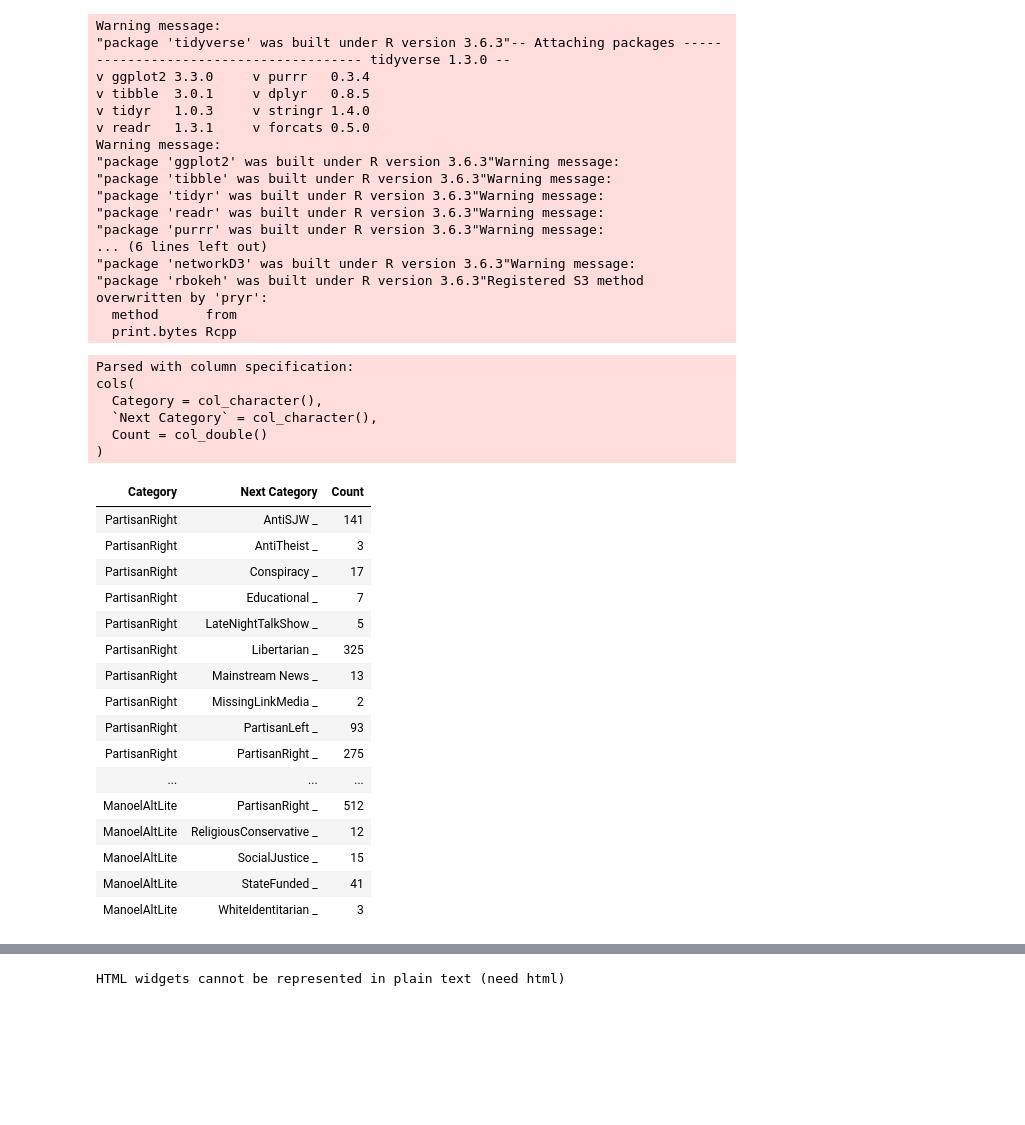
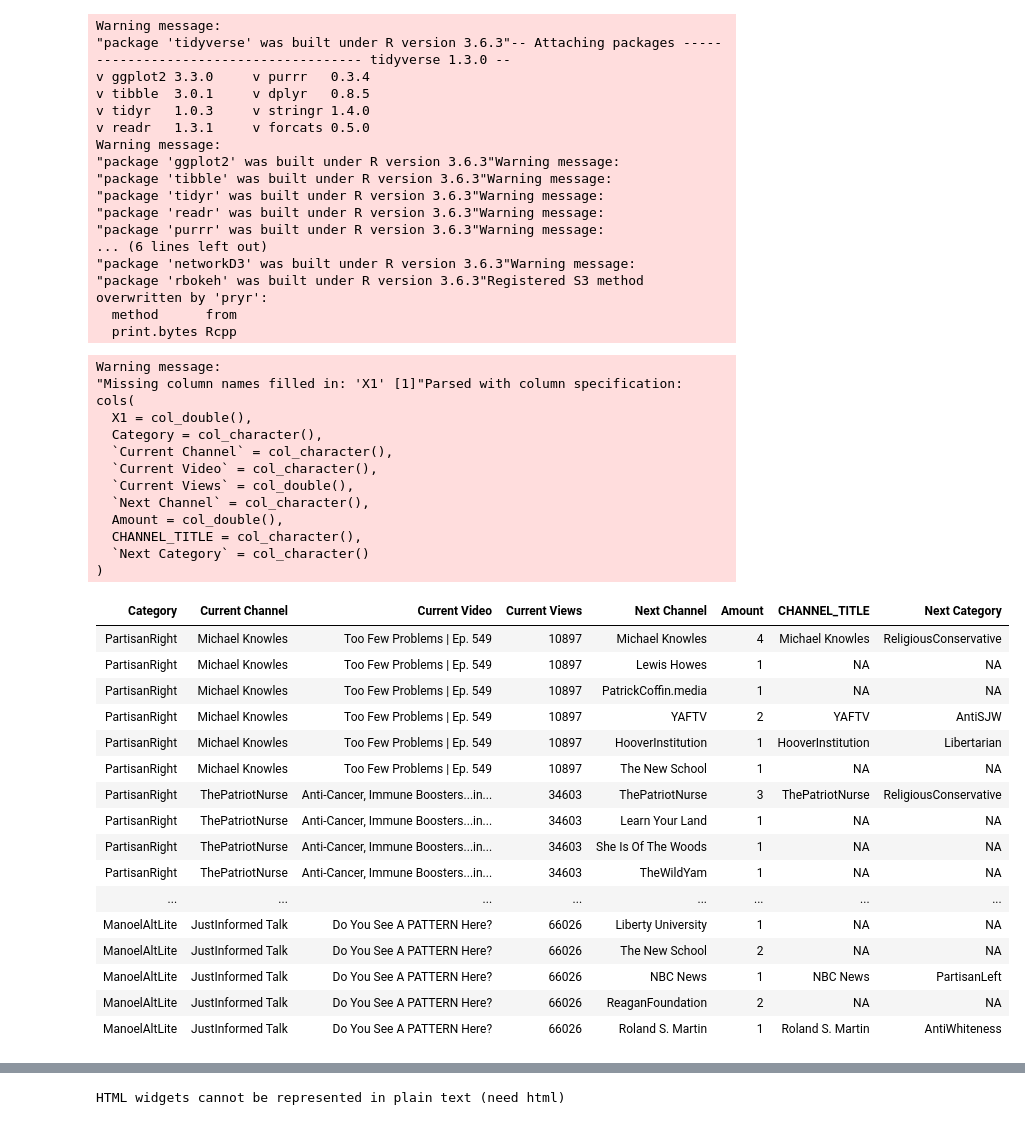
Before and after one commit to ksjhe/YouTube-Radicalization-Modelling, a Jupyter notebook: Sankey diagram - R.ipynb, the cells around one changed output, grey strips where cells are left out. Drawn from its saved outputs; the diff is of its cells as text; code cells hidden in the pictures; blank space fills up the shorter version.

```diff
--- a/Sankey diagram - R.ipynb
+++ b/Sankey diagram - R.ipynb
@@ -20,32 +20,38 @@ Warning message:
 "package 'rbokeh' was built under R version 3.6.3"Registered S3 method overwritten by 'pryr':
   method      from
   print.bytes Rcpp
-# %%
-flow <- read_csv("Networkflow.csv")
-flow <- flow %>% filter (`Next Category` != "Others")
-flow <- flow %>% mutate(`Next Category` = paste(flow$"Next Category","_"))
-flow
-# %% [output]
-Parsed with column specification:
-cols(
-  Category = col_character(),
-  `Next Category` = col_character(),
-  Count = col_double()
-)
-| Category | Next Category | Count |
-| PartisanRight | AntiSJW _ | 141 |
-| PartisanRight | AntiTheist _ | 3 |
-| PartisanRight | Conspiracy _ | 17 |
-| PartisanRight | Educational _ | 7 |
-| PartisanRight | LateNightTalkShow _ | 5 |
-| PartisanRight | Libertarian _ | 325 |
-| PartisanRight | Mainstream News _ | 13 |
-| PartisanRight | MissingLinkMedia _ | 2 |
-| PartisanRight | PartisanLeft _ | 93 |
-| PartisanRight | PartisanRight _ | 275 |
-| ... | ... | ... |
-| ManoelAltLite | PartisanRight _ | 512 |
-| ManoelAltLite | ReligiousConservative _ | 12 |
-| ManoelAltLite | SocialJustice _ | 15 |
-| ManoelAltLite | StateFunded _ | 41 |
-| ManoelAltLite | WhiteIdentitarian _ | 3 |
+# %%
+flow <- read_csv("Combined Probability.csv") %>% select(-`X1`)
+
+#Ledwich and Zaitsev Group Renaming
+# %% [output]
+Warning message:
+"Missing column names filled in: 'X1' [1]"Parsed with column specification:
+cols(
+  X1 = col_double(),
+  Category = col_character(),
+  `Current Channel` = col_character(),
+  `Current Video` = col_character(),
+  `Current Views` = col_double(),
+  `Next Channel` = col_character(),
+  Amount = col_double(),
+  CHANNEL_TITLE = col_character(),
+  `Next Category` = col_character()
+)
+| Category | Current Channel | Current Video | Current Views | Next Channel | Amount | CHANNEL_TITLE | Next Category |
+| PartisanRight | Michael Knowles | Too Few Problems | Ep. 549 | 10897 | Michael Knowles | 4 | Michael Knowles | ReligiousConservative |
+| PartisanRight | Michael Knowles | Too Few Problems | Ep. 549 | 10897 | Lewis Howes | 1 | NA | NA |
+| PartisanRight | Michael Knowles | Too Few Problems | Ep. 549 | 10897 | PatrickCoffin.media | 1 | NA | NA |
+| PartisanRight | Michael Knowles | Too Few Problems | Ep. 549 | 10897 | YAFTV | 2 | YAFTV | AntiSJW |
+| PartisanRight | Michael Knowles | Too Few Problems | Ep. 549 | 10897 | HooverInstitution | 1 | HooverInstitution | Libertarian |
+| PartisanRight | Michael Knowles | Too Few Problems | Ep. 549 | 10897 | The New School | 1 | NA | NA |
+| PartisanRight | ThePatriotNurse | Anti-Cancer, Immune Boosters...in... | 34603 | ThePatriotNurse | 3 | ThePatriotNurse | ReligiousConservative |
+| PartisanRight | ThePatriotNurse | Anti-Cancer, Immune Boosters...in... | 34603 | Learn Your Land | 1 | NA | NA |
+| PartisanRight | ThePatriotNurse | Anti-Cancer, Immune Boosters...in... | 34603 | She Is Of The Woods | 1 | NA | NA |
+| PartisanRight | ThePatriotNurse | Anti-Cancer, Immune Boosters...in... | 34603 | TheWildYam | 1 | NA | NA |
+| ... | ... | ... | ... | ... | ... | ... | ... |
+| ManoelAltLite | JustInformed Talk | Do You See A PATTERN Here? | 66026 | Liberty University | 1 | NA | NA |
+| ManoelAltLite | JustInformed Talk | Do You See A PATTERN Here? | 66026 | The New School | 2 | NA | NA |
+| ManoelAltLite | JustInformed Talk | Do You See A PATTERN Here? | 66026 | NBC News | 1 | NBC News | PartisanLeft |
+| ManoelAltLite | JustInformed Talk | Do You See A PATTERN Here? | 66026 | ReaganFoundation | 2 | NA | NA |
+| ManoelAltLite | JustInformed Talk | Do You See A PATTERN Here? | 66026 | Roland S. Martin | 1 | Roland S. Martin | AntiWhiteness |
```
Also changed, not shown: parts of 4 cells of this notebook, 53 other files.
